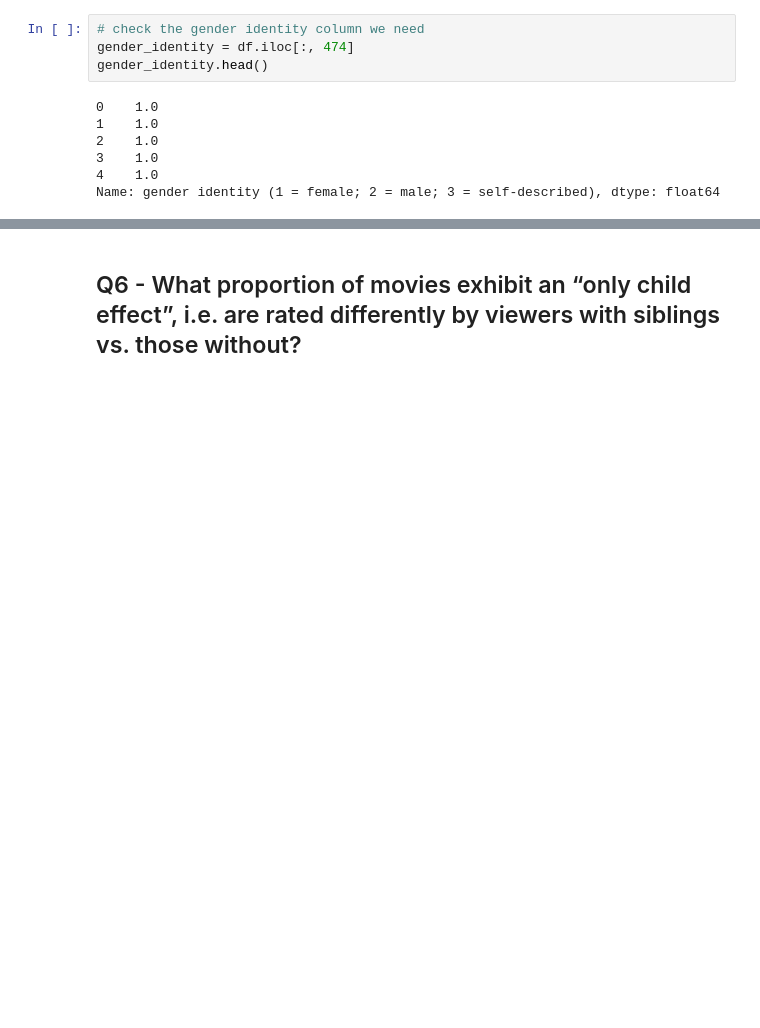
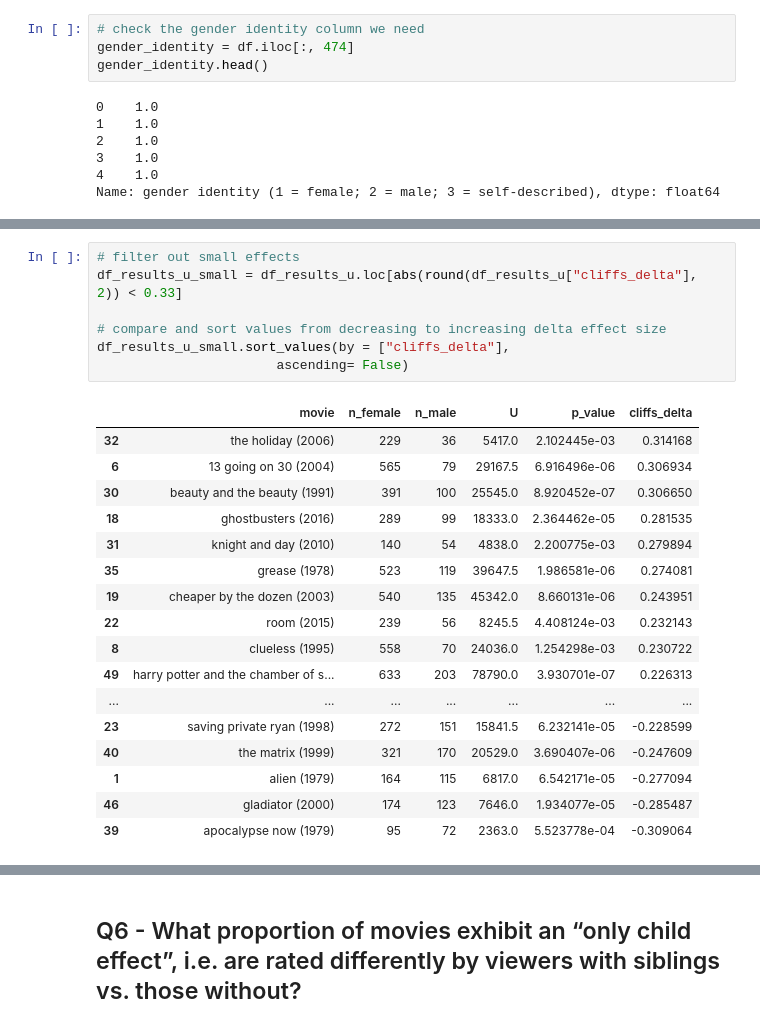
Before and after one commit to jtad96/hypothesis-testing-project, a Jupyter notebook: analyses/beibarys_questions7,8,9.ipynb, the cells around one changed output, grey strips where cells are left out. Saved outputs shown, nothing was run; the diff lists cells and outputs as text; blank space fills up the shorter version.

```diff
--- a/analyses/beibarys_questions7,8,9.ipynb
+++ b/analyses/beibarys_questions7,8,9.ipynb
@@ -294 +406,26 @@ df_results.sort_values(by = ["median_diff"],
+# %%
+# filter out small effects
+df_results_u_small = df_results_u.loc[abs(round(df_results_u["cliffs_delta"], 2)) < 0.33]
+
+# compare and sort values from decreasing to increasing delta effect size
+df_results_u_small.sort_values(by = ["cliffs_delta"],
+                       ascending= False)
+# %% [output]
+|  | movie | n_female | n_male | U | p_value | cliffs_delta |
+| 32 | the holiday (2006) | 229 | 36 | 5417.0 | 2.102445e-03 | 0.314168 |
+| 6 | 13 going on 30 (2004) | 565 | 79 | 29167.5 | 6.916496e-06 | 0.306934 |
+| 30 | beauty and the beauty (1991) | 391 | 100 | 25545.0 | 8.920452e-07 | 0.306650 |
+| 18 | ghostbusters (2016) | 289 | 99 | 18333.0 | 2.364462e-05 | 0.281535 |
+| 31 | knight and day (2010) | 140 | 54 | 4838.0 | 2.200775e-03 | 0.279894 |
+| 35 | grease (1978) | 523 | 119 | 39647.5 | 1.986581e-06 | 0.274081 |
+| 19 | cheaper by the dozen (2003) | 540 | 135 | 45342.0 | 8.660131e-06 | 0.243951 |
+| 22 | room (2015) | 239 | 56 | 8245.5 | 4.408124e-03 | 0.232143 |
+| 8 | clueless (1995) | 558 | 70 | 24036.0 | 1.254298e-03 | 0.230722 |
+| 49 | harry potter and the chamber of s... | 633 | 203 | 78790.0 | 3.930701e-07 | 0.226313 |
+| ... | ... | ... | ... | ... | ... | ... |
+| 23 | saving private ryan (1998) | 272 | 151 | 15841.5 | 6.232141e-05 | -0.228599 |
+| 40 | the matrix (1999) | 321 | 170 | 20529.0 | 3.690407e-06 | -0.247609 |
+| 1 | alien (1979) | 164 | 115 | 6817.0 | 6.542171e-05 | -0.277094 |
+| 46 | gladiator (2000) | 174 | 123 | 7646.0 | 1.934077e-05 | -0.285487 |
+| 39 | apocalypse now (1979) | 95 | 72 | 2363.0 | 5.523778e-04 | -0.309064 |
 # %% [markdown]
```
Also changed, not shown: parts of 66 cells of this notebook.
